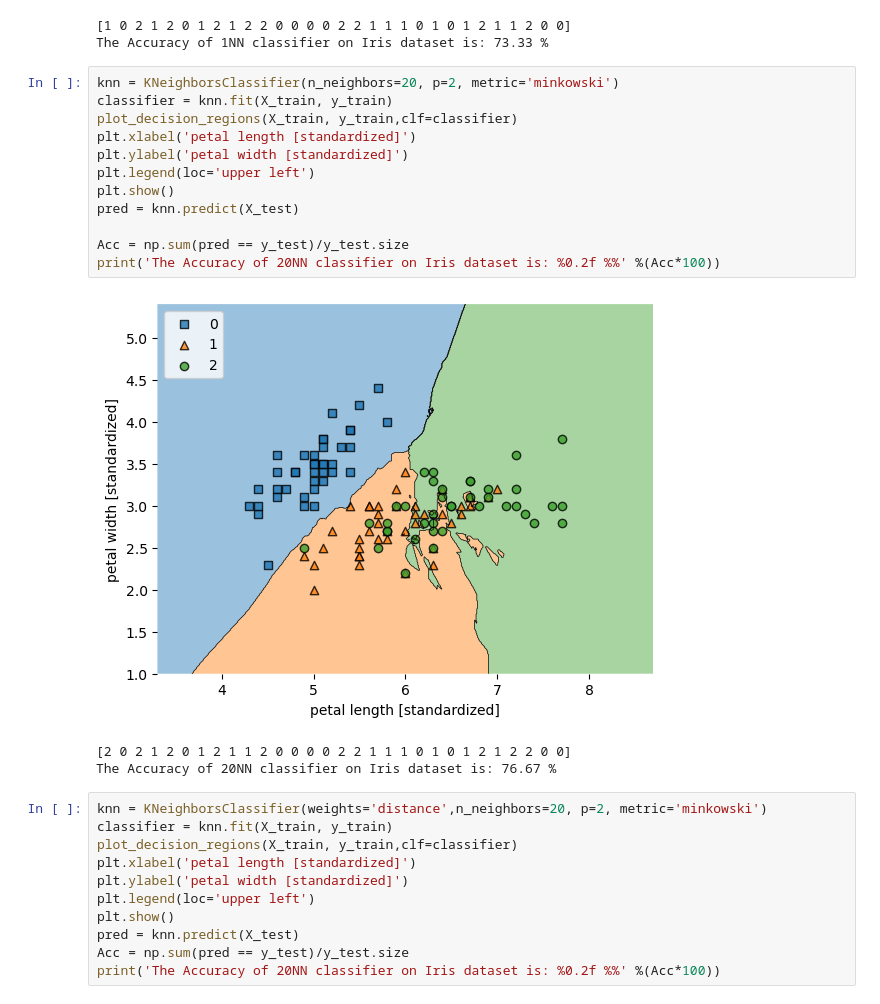
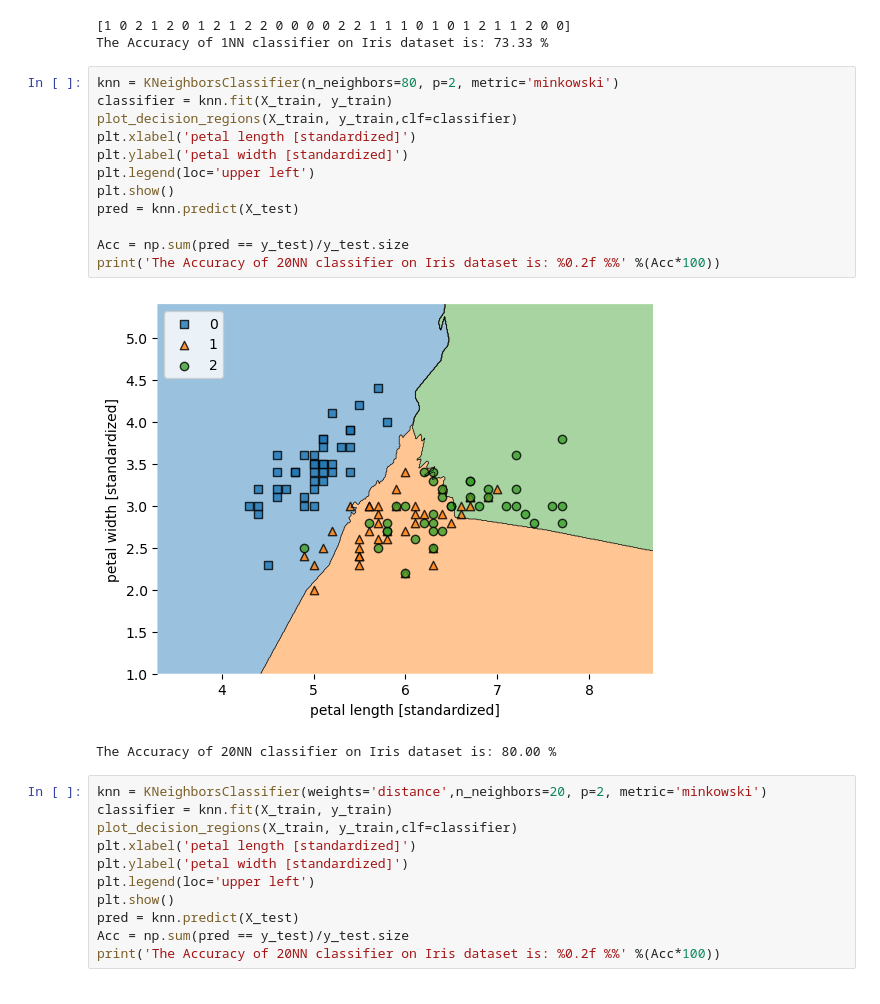
Before and after one commit to haitaozhao/PRSL, a Jupyter notebook: 6. KNN classifier/KNN classifier.ipynb, the cells around one changed output. Cells and saved outputs as stored; diff of their text form.

```diff
--- a/6. KNN classifier/KNN classifier.ipynb
+++ b/6. KNN classifier/KNN classifier.ipynb
@@ -34,21 +34,20 @@ print('The Accuracy of 1NN classifier on Iris dataset is: %0.2f %%' %(Acc*100))
 [1 0 2 1 2 0 1 2 1 2 2 0 0 0 0 2 2 1 1 1 0 1 0 1 2 1 1 2 0 0]
 The Accuracy of 1NN classifier on Iris dataset is: 73.33 %
 # %%
-knn = KNeighborsClassifier(n_neighbors=20, p=2, metric='minkowski')
+knn = KNeighborsClassifier(n_neighbors=80, p=2, metric='minkowski')
 classifier = knn.fit(X_train, y_train)
 plot_decision_regions(X_train, y_train,clf=classifier)
 plt.xlabel('petal length [standardized]')
 plt.ylabel('petal width [standardized]')
 plt.legend(loc='upper left')
 plt.show()
 pred = knn.predict(X_test)
 
 Acc = np.sum(pred == y_test)/y_test.size
 print('The Accuracy of 20NN classifier on Iris dataset is: %0.2f %%' %(Acc*100))
 # %% [output]
-[figure, old version]
+[figure, new version]
-[2 0 2 1 2 0 1 2 1 1 2 0 0 0 0 2 2 1 1 1 0 1 0 1 2 1 2 2 0 0]
-The Accuracy of 20NN classifier on Iris dataset is: 76.67 %
+The Accuracy of 20NN classifier on Iris dataset is: 80.00 %
 # %%
 knn = KNeighborsClassifier(weights='distance',n_neighbors=20, p=2, metric='minkowski')
 classifier = knn.fit(X_train, y_train)
```
Also changed, not shown: 16 other files.
